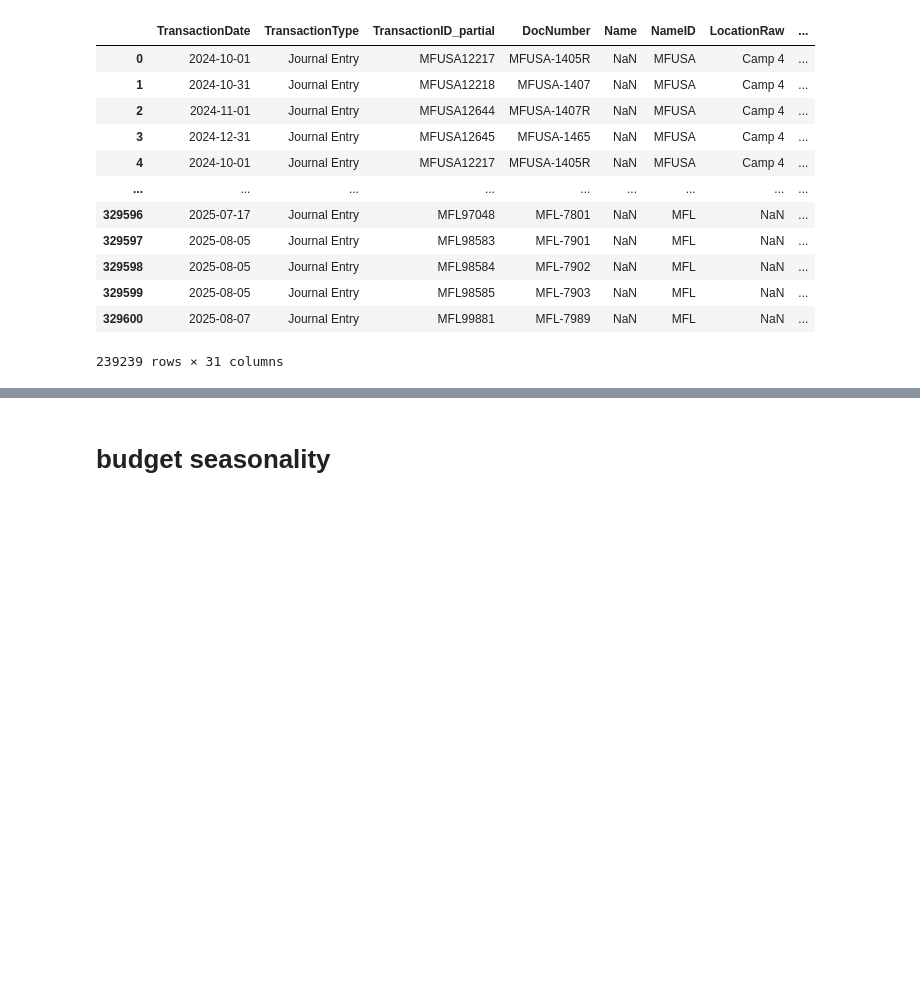
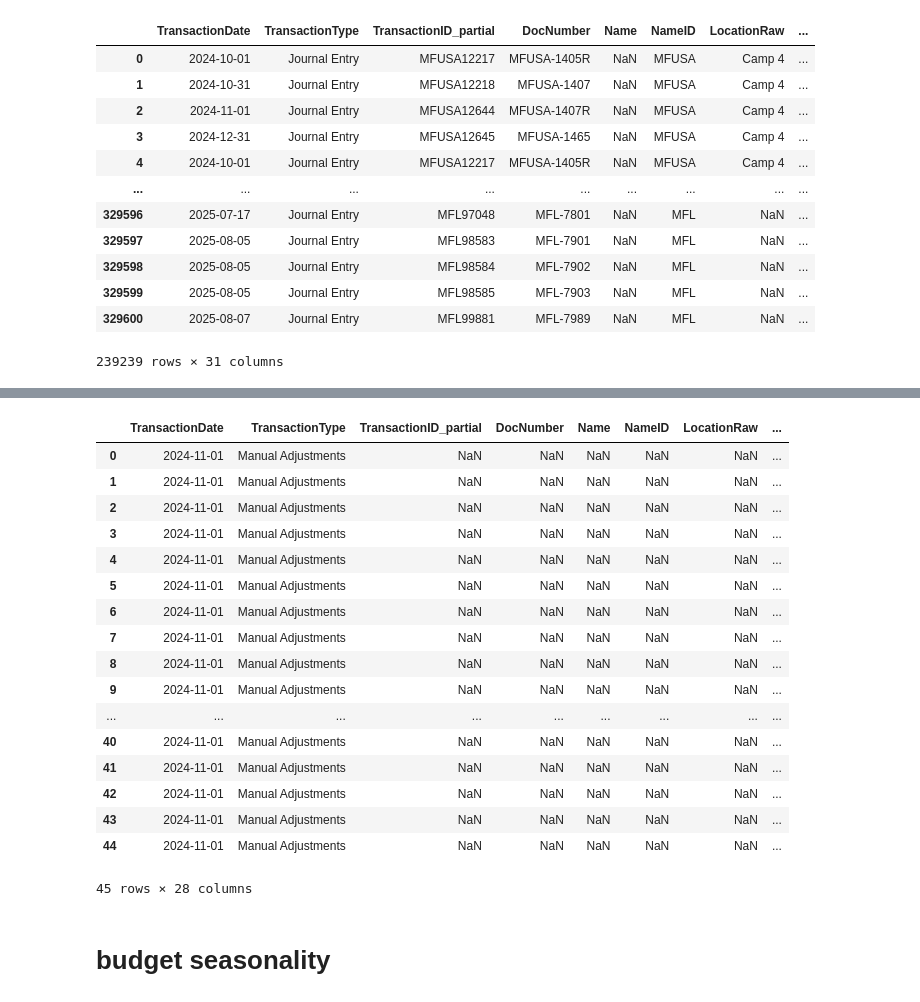
Before and after one commit to ZheRao/ETLCodeBase, a Jupyter notebook: notebooks/dev.ipynb, the cells around one changed output, grey strips where cells are left out. Cells and saved outputs as stored; diff of their text form; code cells hidden in the pictures; blank space fills up the shorter version.

```diff
--- a/notebooks/dev.ipynb
+++ b/notebooks/dev.ipynb
@@ -2567,0 +2017,6 @@ Index(['DueDate', 'Balance', 'domain', 'sparse', 'Id', 'SyncToken',
+# %%
+date = '2024-11-01'
+transaction_type = 'Manual Adjustments'
+memo = 'Adjustments from Trial Balance from beginning of this fiscal year'
+FY = 2025
+month = 'November'
@@ -2568,3 +2056,31 @@ Index(['DueDate', 'Balance', 'domain', 'sparse', 'Id', 'SyncToken',
+# %%
+addition_df = self.gold_pl.head(0).copy(deep=True)
+row = {"TransactionDate":date, "TransactionType":transaction_type, "Memo":memo, "FiscalYear":FY, "Month":month, "FXRate": self.fx}
+for i in range(len(adjustments)):
+    entry = row | {"Amount": adjustments.loc[i,"Amount"], "AccID": adjustments.loc[i,"AccID"], "AmountAdj": adjustments.loc[i,"AmountAdj"],
+                   "AmountCAD": adjustments.loc[i,"AmountCAD"], "AmountDisplay":adjustments.loc[i,"AmountDisplay"]}
+    addition_df.loc[len(addition_df)] = entry
+# %%
+addition_df
+# %% [output]
+|  | TransactionDate | TransactionType | TransactionID_partial | DocNumber | Name | NameID | LocationRaw | ... |
+| 0 | 2024-11-01 | Manual Adjustments | NaN | NaN | NaN | NaN | NaN | ... |
+| 1 | 2024-11-01 | Manual Adjustments | NaN | NaN | NaN | NaN | NaN | ... |
+| 2 | 2024-11-01 | Manual Adjustments | NaN | NaN | NaN | NaN | NaN | ... |
+| 3 | 2024-11-01 | Manual Adjustments | NaN | NaN | NaN | NaN | NaN | ... |
+| 4 | 2024-11-01 | Manual Adjustments | NaN | NaN | NaN | NaN | NaN | ... |
+| 5 | 2024-11-01 | Manual Adjustments | NaN | NaN | NaN | NaN | NaN | ... |
+| 6 | 2024-11-01 | Manual Adjustments | NaN | NaN | NaN | NaN | NaN | ... |
+| 7 | 2024-11-01 | Manual Adjustments | NaN | NaN | NaN | NaN | NaN | ... |
+| 8 | 2024-11-01 | Manual Adjustments | NaN | NaN | NaN | NaN | NaN | ... |
+| 9 | 2024-11-01 | Manual Adjustments | NaN | NaN | NaN | NaN | NaN | ... |
+| ... | ... | ... | ... | ... | ... | ... | ... | ... |
+| 40 | 2024-11-01 | Manual Adjustments | NaN | NaN | NaN | NaN | NaN | ... |
+| 41 | 2024-11-01 | Manual Adjustments | NaN | NaN | NaN | NaN | NaN | ... |
+| 42 | 2024-11-01 | Manual Adjustments | NaN | NaN | NaN | NaN | NaN | ... |
+| 43 | 2024-11-01 | Manual Adjustments | NaN | NaN | NaN | NaN | NaN | ... |
+| 44 | 2024-11-01 | Manual Adjustments | NaN | NaN | NaN | NaN | NaN | ... |
+45 rows × 28 columns
 # %% [markdown]
 # budget seasonality
 # %% [markdown]
```
Also changed, not shown: parts of 50 cells of this notebook, 2 other files.
